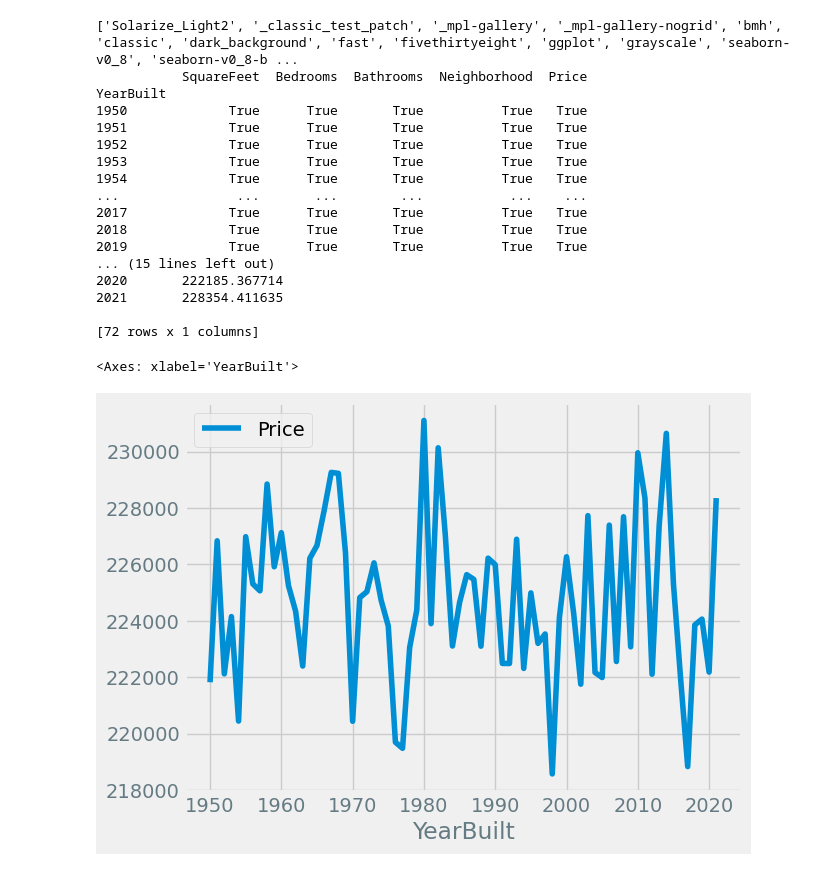
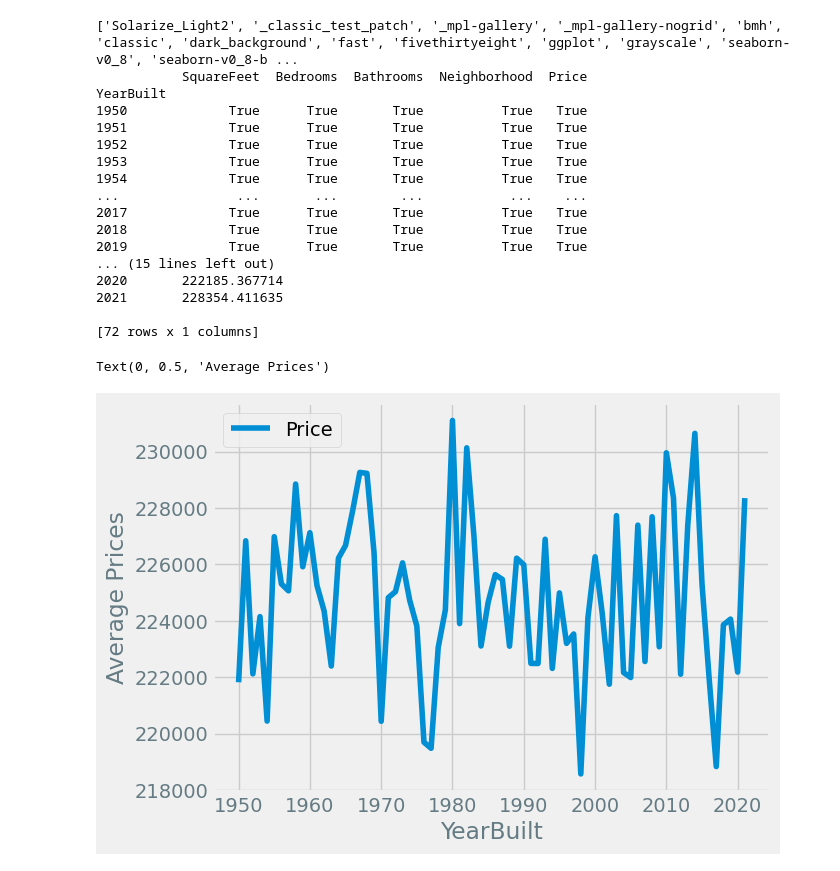
Before and after one commit to chr1ssy44/unit-2-data-science, a Jupyter notebook: house_price.ipynb, the cells around one changed output. Drawn from its saved outputs; the diff is of its cells as text; code cells hidden in the pictures.

```diff
--- a/house_price.ipynb
+++ b/house_price.ipynb
@@ -4,32 +4,33 @@ import matplotlib.pyplot as plt
 print(plt.style.available)
 plt.style.use("fivethirtyeight")
 
 prices = pd.read_csv('housing_price_dataset.csv')
 prices.head()
 
 x = prices.groupby(['YearBuilt']).all()
 print(x)
 data1 = prices.groupby(['YearBuilt'])[['Price']].mean()
 print(data1)
 
 data1.plot(kind='line')
+plt.ylabel("Average Prices")
 # %% [output]
 ['Solarize_Light2', '_classic_test_patch', '_mpl-gallery', '_mpl-gallery-nogrid', 'bmh', 'classic', 'dark_background', 'fast', 'fivethirtyeight', 'ggplot', 'grayscale', 'seaborn-v0_8', 'seaborn-v0_8-b ...
            SquareFeet  Bedrooms  Bathrooms  Neighborhood  Price
 YearBuilt
 1950             True      True       True          True   True
 1951             True      True       True          True   True
 1952             True      True       True          True   True
 1953             True      True       True          True   True
 1954             True      True       True          True   True
 ...               ...       ...        ...           ...    ...
 2017             True      True       True          True   True
 2018             True      True       True          True   True
 2019             True      True       True          True   True
 ... (15 lines left out)
 2020       222185.367714
 2021       228354.411635
 
 [72 rows x 1 columns]
-<Axes: xlabel='YearBuilt'>
+Text(0, 0.5, 'Average Prices')
-[figure, old version]
+[figure, new version]
```
Also changed, not shown: parts of 3 cells of this notebook.
